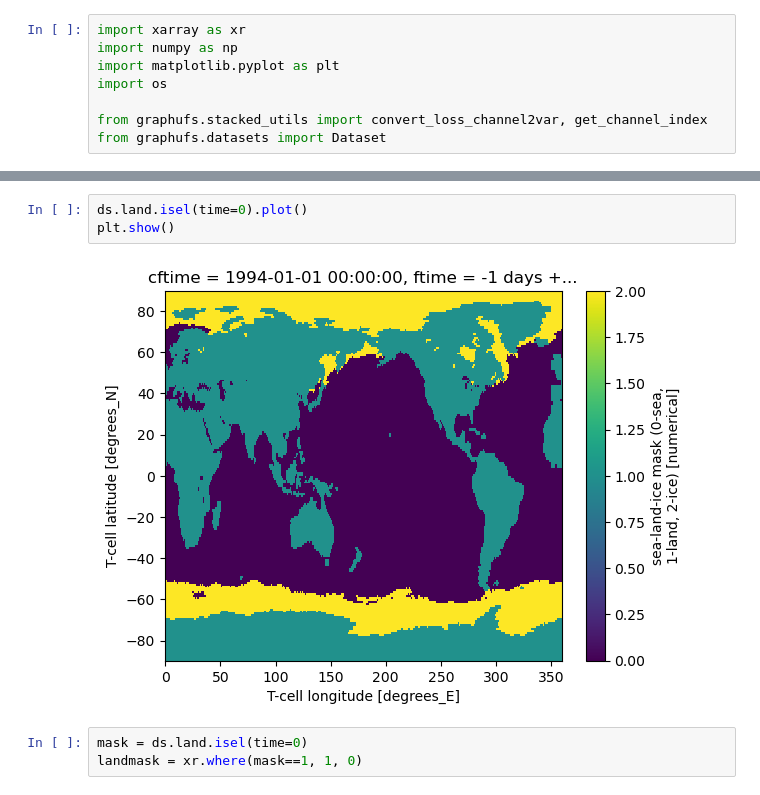
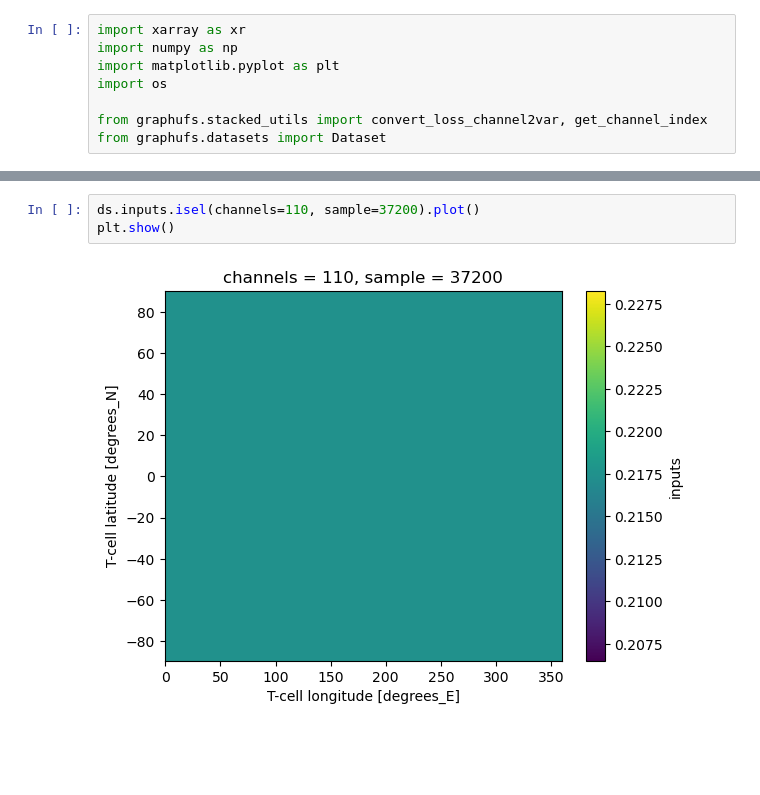
Before and after one commit to NOAA-PSL/graph-ufs, a Jupyter notebook: prototypes/notebooks/visualize_training_data.ipynb, the cells around one changed output, grey strips where cells are left out. Cells and saved outputs as stored; diff of their text form; blank space fills up the shorter version.

```diff
--- a/prototypes/notebooks/visualize_training_data.ipynb
+++ b/prototypes/notebooks/visualize_training_data.ipynb
@@ -89,8 +127,5 @@ plt.show()
 # %%
-ds.land.isel(time=0).plot()
+ds.inputs.isel(channels=110, sample=37200).plot()
 plt.show()
 # %% [output]
-[figure, old version]
+[figure, new version]
-# %%
-mask = ds.land.isel(time=0)
-landmask = xr.where(mask==1, 1, 0)
```
Also changed, not shown: parts of 25 cells of this notebook, 6 other files.
